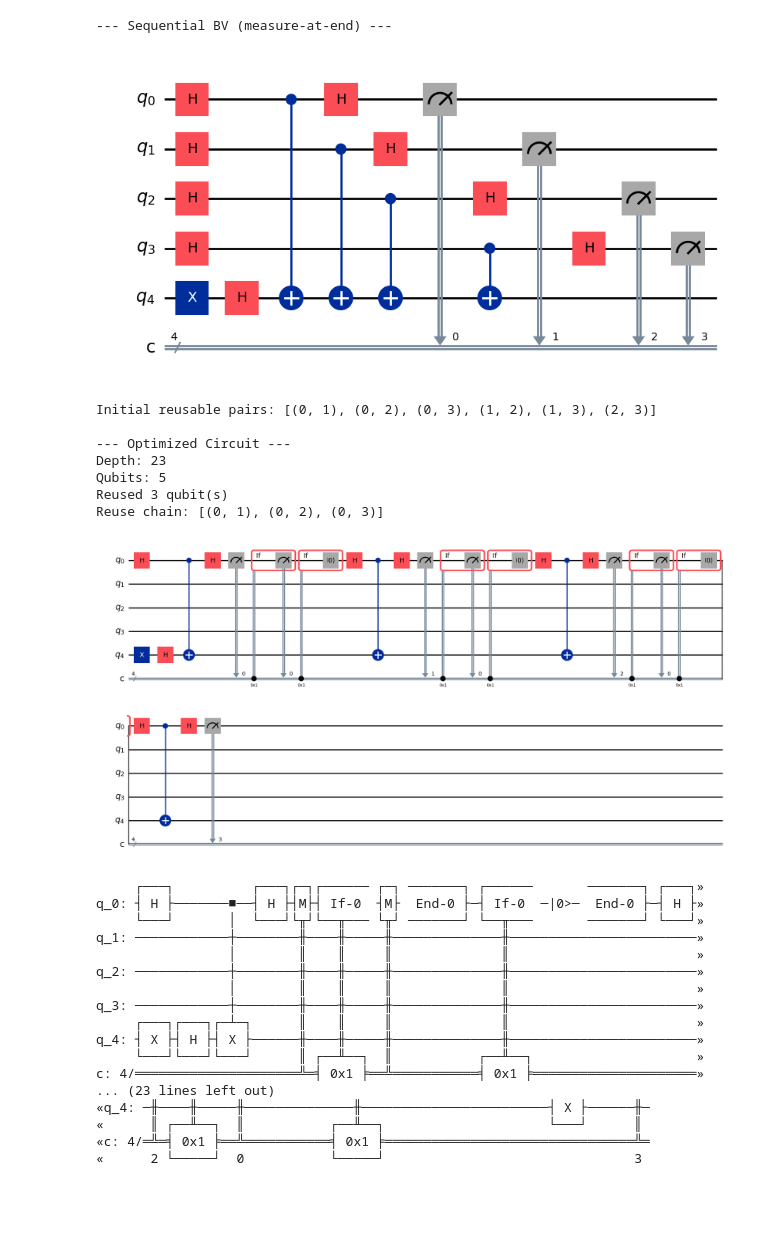
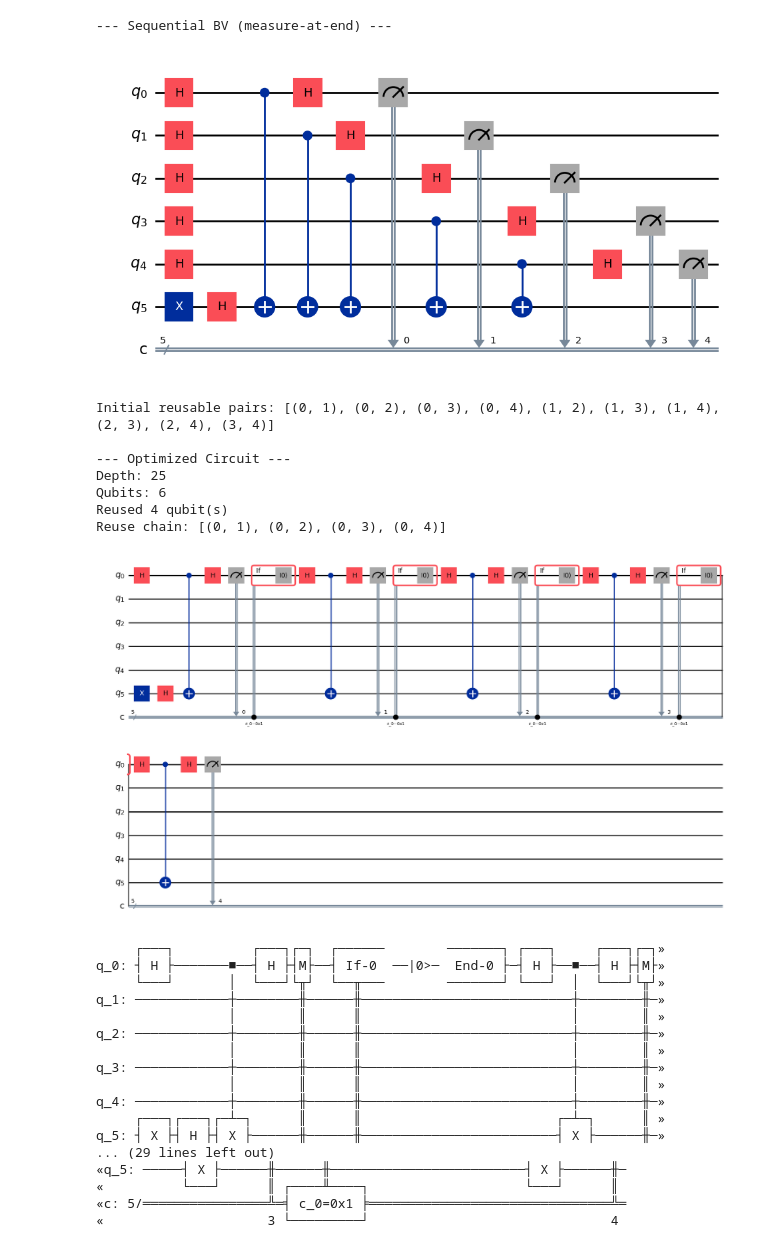
Before and after one commit to YasithDSL/RiDAR, a Jupyter notebook: notebook.ipynb, the cells around one changed output. Saved outputs shown, nothing was run; the diff lists cells and outputs as text; code cells hidden in the pictures; blank space fills up the shorter version.

```diff
--- a/notebook.ipynb
+++ b/notebook.ipynb
@@ -3,30 +3,30 @@
 # %%
 from qiskit import QuantumCircuit
 from qiskit.converters import circuit_to_dag
 from qiskit.dagcircuit import DAGOpNode
 
-s = '1111'
+s = '11111'
 n = len(s)
 qc_seq = QuantumCircuit(n + 1, n)
 
 # Ancilla prep
 qc_seq.x(n)
 qc_seq.h(n)
 
 for i in range(n):
     qc_seq.h(i)
     if s[n - 1 - i] == '1':
         qc_seq.cx(i, n)
     qc_seq.h(i)
 
 for i in range(n):
     qc_seq.measure(i, i)
 
 print("--- Sequential BV (measure-at-end) ---")
 display(qc_seq.draw('mpl'))
 # %% [output]
 --- Sequential BV (measure-at-end) ---
-[figure, old version]
+[figure, new version]
 # %%
 from circuit_analysis import find_qubit_reuse_pairs, modify_circuit, last_index_operation, first_index_operation
 import sys
@@ -69,35 +69,35 @@ print(f"Reused {iter_count} qubit(s)")
 print(f"Reuse chain: {chain}")
 display(cur_qc.draw('mpl'))
 # %% [output]
-Initial reusable pairs: [(0, 1), (0, 2), (0, 3), (1, 2), (1, 3), (2, 3)]
+Initial reusable pairs: [(0, 1), (0, 2), (0, 3), (0, 4), (1, 2), (1, 3), (1, 4), (2, 3), (2, 4), (3, 4)]
 
 --- Optimized Circuit ---
-Depth: 23
-Qubits: 5
-Reused 3 qubit(s)
-Reuse chain: [(0, 1), (0, 2), (0, 3)]
+Depth: 25
+Qubits: 6
+Reused 4 qubit(s)
+Reuse chain: [(0, 1), (0, 2), (0, 3), (0, 4)]
-[figure, old version]
+[figure, new version]
 # %%
 #print(cur_qc)
 print(modified_qc)
 # %% [output]
-     ┌───┐          ┌───┐┌─┐┌────── ┌─┐ ───────┐ ┌──────       ───────┐ ┌───┐»
-q_0: ┤ H ├───────■──┤ H ├┤M├┤ If-0  ┤M├  End-0 ├─┤ If-0  ─|0>─  End-0 ├─┤ H ├»
-     └───┘       │  └───┘└╥┘└──╥─── └╥┘ ───────┘ └──╥───       ───────┘ └───┘»
-q_1: ────────────┼────────╫────╫─────╫──────────────╫────────────────────────»
-                 │        ║    ║     ║              ║                        »
-q_2: ────────────┼────────╫────╫─────╫──────────────╫────────────────────────»
-                 │        ║    ║     ║              ║                        »
-q_3: ────────────┼────────╫────╫─────╫──────────────╫────────────────────────»
-     ┌───┐┌───┐┌─┴─┐      ║    ║     ║              ║                        »
-q_4: ┤ X ├┤ H ├┤ X ├──────╫────╫─────╫──────────────╫────────────────────────»
-     └───┘└───┘└───┘      ║ ┌──╨──┐  ║           ┌──╨──┐                     »
-c: 4/═════════════════════╩═╡ 0x1 ╞══╩═══════════╡ 0x1 ╞═════════════════════»
-... (23 lines left out)
-«q_4: ─╫────╫─────╫──────────────╫────────────────────────┤ X ├──────╫─
-«      ║ ┌──╨──┐  ║           ┌──╨──┐                     └───┘      ║
-«c: 4/═╩═╡ 0x1 ╞══╩═══════════╡ 0x1 ╞════════════════════════════════╩═
-«      2 └─────┘  0           └─────┘                                3
+     ┌───┐          ┌───┐┌─┐  ┌──────        ───────┐ ┌───┐     ┌───┐┌─┐»
+q_0: ┤ H ├───────■──┤ H ├┤M├──┤ If-0  ──|0>─  End-0 ├─┤ H ├──■──┤ H ├┤M├»
+     └───┘       │  └───┘└╥┘  └──╥───        ───────┘ └───┘  │  └───┘└╥┘»
+q_1: ────────────┼────────╫──────╫───────────────────────────┼────────╫─»
+                 │        ║      ║                           │        ║ »
+q_2: ────────────┼────────╫──────╫───────────────────────────┼────────╫─»
+                 │        ║      ║                           │        ║ »
+q_3: ────────────┼────────╫──────╫───────────────────────────┼────────╫─»
+                 │        ║      ║                           │        ║ »
+q_4: ────────────┼────────╫──────╫───────────────────────────┼────────╫─»
+     ┌───┐┌───┐┌─┴─┐      ║      ║                         ┌─┴─┐      ║ »
+q_5: ┤ X ├┤ H ├┤ X ├──────╫──────╫─────────────────────────┤ X ├──────╫─»
+... (29 lines left out)
+«q_5: ─────┤ X ├──────╫──────╫─────────────────────────┤ X ├──────╫─
+«          └───┘      ║ ┌────╨────┐                    └───┘      ║
+«c: 5/════════════════╩═╡ c_0=0x1 ╞═══════════════════════════════╩═
+«                     3 └─────────┘                               4
 # %%
 # #THIS IS SO COOKED: THE DOCUMENTATION VERSION IS NOT AVAILABLE TO INSTALL AND THE LATEST VERSION INTRODUCES THIS FUNCTION
 # from mqt.qecc.circuit_synthesis.circuit_utils import
```
Also changed, not shown: parts of 2 cells of this notebook, 2 other files.
